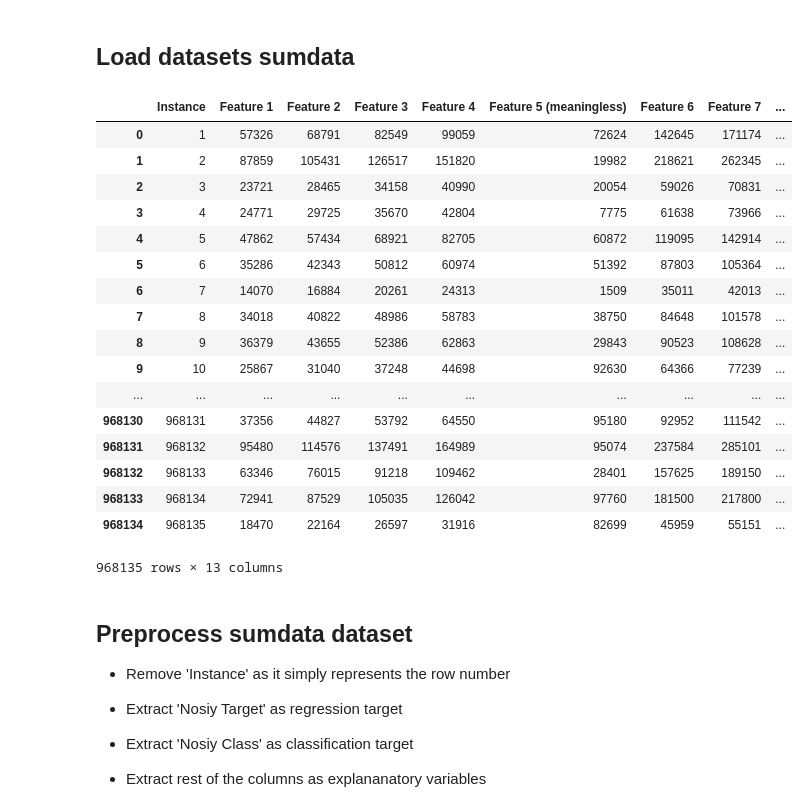
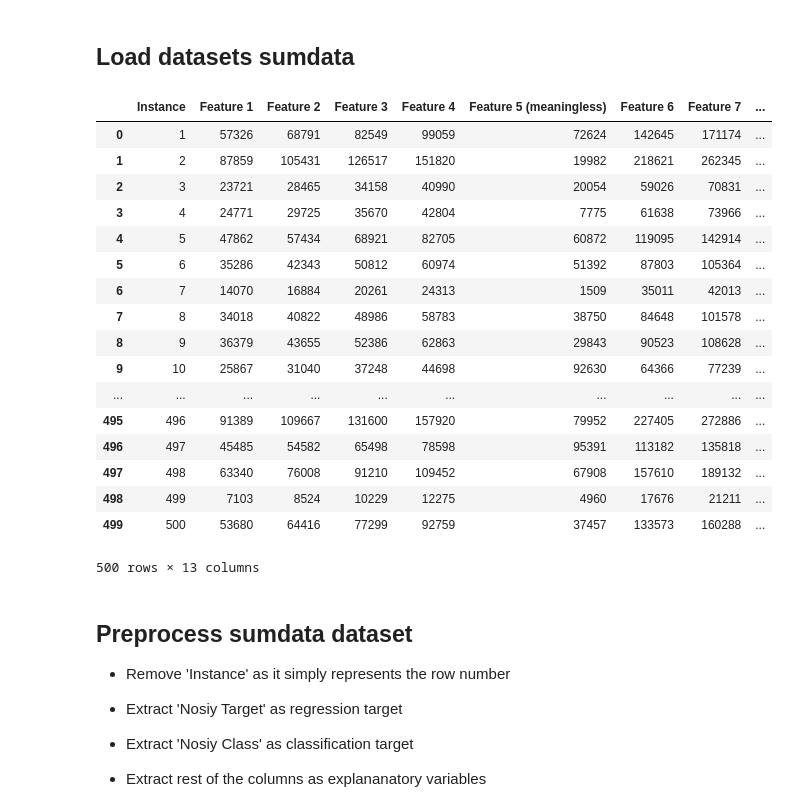
Before and after one commit to Jibinxavier/CS7CS4Machine-Learning, a Jupyter notebook: task1 (performance by dataset size), team_11/task1, team_11, performance by dataset size, source code/task1.ipynb, the cells around one changed output. Saved outputs shown, nothing was run; the diff lists cells and outputs as text; code cells hidden in the pictures.

```diff
--- a/task1 (performance by dataset size), team_11/task1, team_11, performance by dataset size, source code/task1.ipynb
+++ b/task1 (performance by dataset size), team_11/task1, team_11, performance by dataset size, source code/task1.ipynb
@@ -97,26 +100,26 @@ array([[-1.73204902,  0.57148372,  0.40463575, ...,  0.01029815,
 ## Load datasets sumdata
 # %%
 sumdata = pd.read_csv(sumdata_path, delimiter=";")
-sumdata
+sumdata.head(n=500)
 # %% [output]
 |  | Instance | Feature 1 | Feature 2 | Feature 3 | Feature 4 | Feature 5 (meaningless) | Feature 6 | Feature 7 | ... |
 | 0 | 1 | 57326 | 68791 | 82549 | 99059 | 72624 | 142645 | 171174 | ... |
 | 1 | 2 | 87859 | 105431 | 126517 | 151820 | 19982 | 218621 | 262345 | ... |
 | 2 | 3 | 23721 | 28465 | 34158 | 40990 | 20054 | 59026 | 70831 | ... |
 | 3 | 4 | 24771 | 29725 | 35670 | 42804 | 7775 | 61638 | 73966 | ... |
 | 4 | 5 | 47862 | 57434 | 68921 | 82705 | 60872 | 119095 | 142914 | ... |
 | 5 | 6 | 35286 | 42343 | 50812 | 60974 | 51392 | 87803 | 105364 | ... |
 | 6 | 7 | 14070 | 16884 | 20261 | 24313 | 1509 | 35011 | 42013 | ... |
 | 7 | 8 | 34018 | 40822 | 48986 | 58783 | 38750 | 84648 | 101578 | ... |
 | 8 | 9 | 36379 | 43655 | 52386 | 62863 | 29843 | 90523 | 108628 | ... |
 | 9 | 10 | 25867 | 31040 | 37248 | 44698 | 92630 | 64366 | 77239 | ... |
 | ... | ... | ... | ... | ... | ... | ... | ... | ... | ... |
-| 968130 | 968131 | 37356 | 44827 | 53792 | 64550 | 95180 | 92952 | 111542 | ... |
-| 968131 | 968132 | 95480 | 114576 | 137491 | 164989 | 95074 | 237584 | 285101 | ... |
-| 968132 | 968133 | 63346 | 76015 | 91218 | 109462 | 28401 | 157625 | 189150 | ... |
-| 968133 | 968134 | 72941 | 87529 | 105035 | 126042 | 97760 | 181500 | 217800 | ... |
-| 968134 | 968135 | 18470 | 22164 | 26597 | 31916 | 82699 | 45959 | 55151 | ... |
+| 495 | 496 | 91389 | 109667 | 131600 | 157920 | 79952 | 227405 | 272886 | ... |
+| 496 | 497 | 45485 | 54582 | 65498 | 78598 | 95391 | 113182 | 135818 | ... |
+| 497 | 498 | 63340 | 76008 | 91210 | 109452 | 67908 | 157610 | 189132 | ... |
+| 498 | 499 | 7103 | 8524 | 10229 | 12275 | 4960 | 17676 | 21211 | ... |
+| 499 | 500 | 53680 | 64416 | 77299 | 92759 | 37457 | 133573 | 160288 | ... |
-968135 rows × 13 columns
+500 rows × 13 columns
 # %% [markdown]
 ## Preprocess sumdata dataset
 
```
Also changed, not shown: parts of 13 cells of this notebook, 3 other files.
